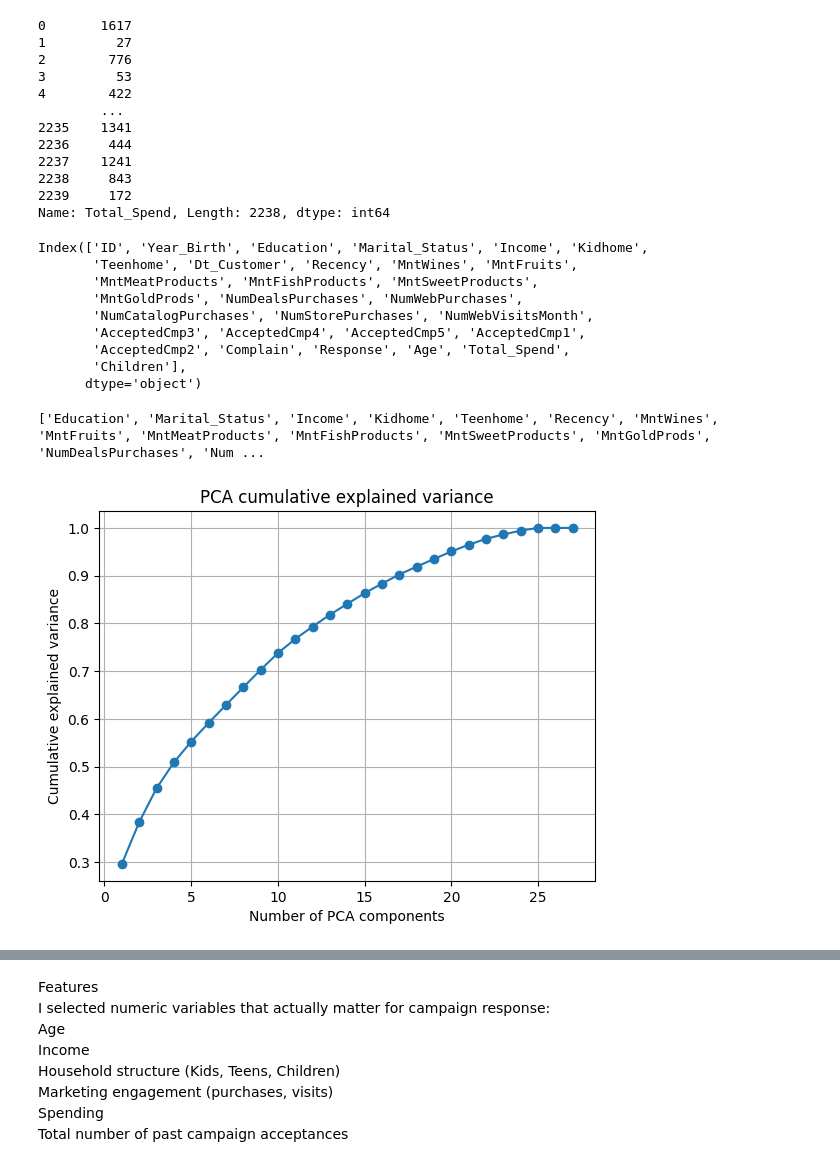
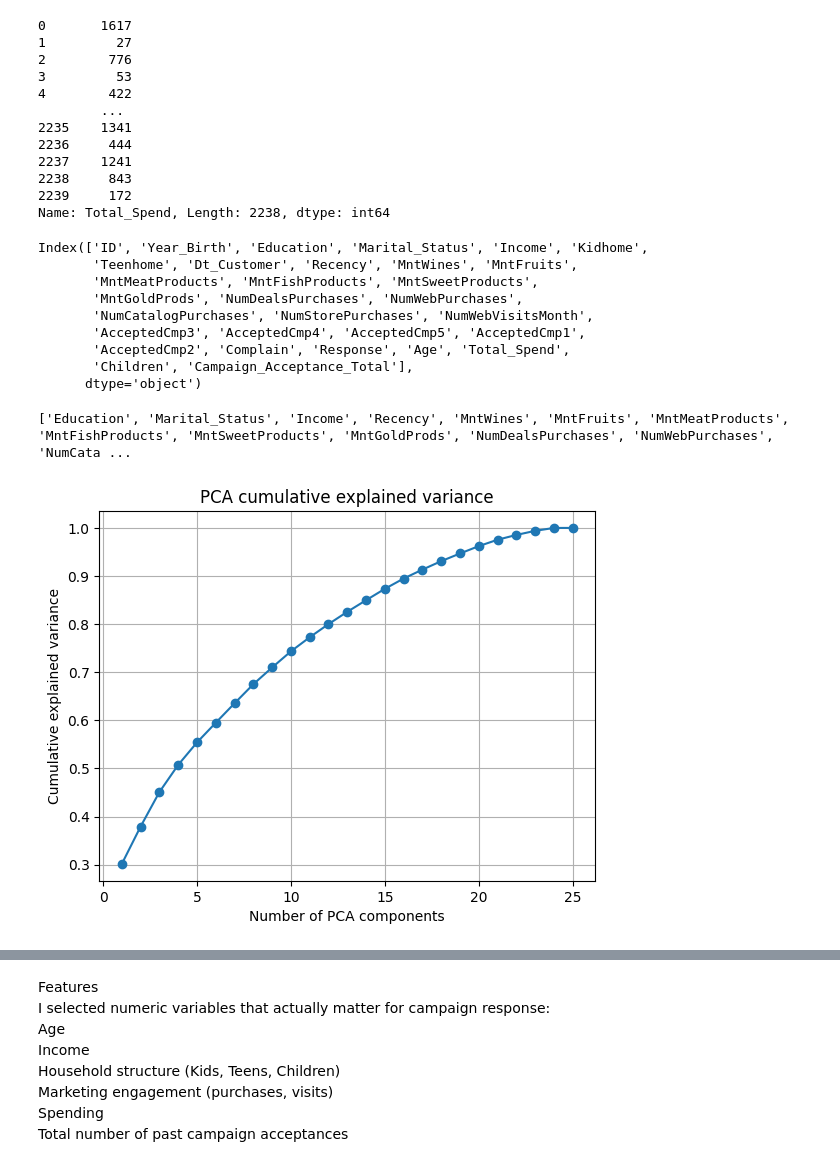
Before and after one commit to vikamelkumyan/Business_Analytics, a Jupyter notebook: EDA.ipynb, the cells around one changed output, grey strips where cells are left out. Drawn from its saved outputs; the diff is of its cells as text; code cells hidden in the pictures.

```diff
--- a/EDA.ipynb
+++ b/EDA.ipynb
@@ -317,6 +316,8 @@ Remove Z_Revenue and Z_CostContact as they are constant
 df.drop(columns=['Z_CostContact', 'Z_Revenue'], inplace=True)
 # %% [markdown]
 Let's remove outliers in Income and Total Spending
+# %%
+df = df[~(df['Age'] > 100) | (df['Age'] < 6)]
 # %%
 for col in ['Income','Total_Spend']:
     if col in df.columns:
@@ -354,5 +355,5 @@ Index(['ID', 'Year_Birth', 'Education', 'Marital_Status', 'Income', 'Kidhome',
        'NumCatalogPurchases', 'NumStorePurchases', 'NumWebVisitsMonth',
        'AcceptedCmp3', 'AcceptedCmp4', 'AcceptedCmp5', 'AcceptedCmp1',
        'AcceptedCmp2', 'Complain', 'Response', 'Age', 'Total_Spend',
-       'Children'],
+       'Children', 'Campaign_Acceptance_Total'],
       dtype='object')
@@ -359,43 +362,40 @@ Index(['ID', 'Year_Birth', 'Education', 'Marital_Status', 'Income', 'Kidhome',
 # %%
 # --- 1.5 Choose modeling features ---
 features = [
-     'Education', 'Marital_Status', 'Income', 'Kidhome',
-       'Teenhome',  'Recency', 'MntWines', 'MntFruits',
-       'MntMeatProducts', 'MntFishProducts', 'MntSweetProducts',
-       'MntGoldProds', 'NumDealsPurchases', 'NumWebPurchases',
-       'NumCatalogPurchases', 'NumStorePurchases', 'NumWebVisitsMonth',
-       'AcceptedCmp3', 'AcceptedCmp4', 'AcceptedCmp5', 'AcceptedCmp1',
-       'AcceptedCmp2', 'Complain', 'Response', 'Age', 'Total_Spend',
-       'Children'
+      'Education', 'Marital_Status', 'Income', 'Recency',
+      'MntWines', 'MntFruits', 'MntMeatProducts', 'MntFishProducts',
+      'MntSweetProducts', 'MntGoldProds', 'NumDealsPurchases',
+      'NumWebPurchases', 'NumCatalogPurchases', 'NumStorePurchases',
+      'NumWebVisitsMonth','AcceptedCmp3', 'AcceptedCmp4', 'AcceptedCmp5',
+      'AcceptedCmp1', 'AcceptedCmp2', 'Complain', 'Response', 'Age',
+      'Total_Spend', 'Children'
 ]
 print(features)
 # fill numeric NA with median
 for c in features:
     if df[c].isnull().any():
         df[c] = df[c].fillna(df[c].median())
 
 # --- Standardize ---
 scaler = StandardScaler()
 X = scaler.fit_transform(df[features])
 
 # --- PCA ---
-# keep up to 8 components (or fewer if features < 8)
-n_max = min(100, X.shape[1])
-pca = PCA(n_components=n_max)
+pca = PCA()
 X_pca_full = pca.fit_transform(X)
 cumvar = pca.explained_variance_ratio_.cumsum()
 
 # Plot cumulative explained variance (matplotlib only)
 plt.figure()
 plt.plot(np.arange(1, len(cumvar)+1), cumvar, marker='o')
 plt.xlabel('Number of PCA components')
 plt.ylabel('Cumulative explained variance')
 plt.title('PCA cumulative explained variance')
 plt.grid(True)
 plt.show()
 # %% [output]
-['Education', 'Marital_Status', 'Income', 'Kidhome', 'Teenhome', 'Recency', 'MntWines', 'MntFruits', 'MntMeatProducts', 'MntFishProducts', 'MntSweetProducts', 'MntGoldProds', 'NumDealsPurchases', 'Num ...
+['Education', 'Marital_Status', 'Income', 'Recency', 'MntWines', 'MntFruits', 'MntMeatProducts', 'MntFishProducts', 'MntSweetProducts', 'MntGoldProds', 'NumDealsPurchases', 'NumWebPurchases', 'NumCata ...
-[figure, old version]
+[figure, new version]
 # %%
 # choose n_components explaining >= 90% variance (fallback to 3)
 if np.any(cumvar >= 0.90):
```
Also changed, not shown: parts of 12 cells of this notebook, 3 other files.
